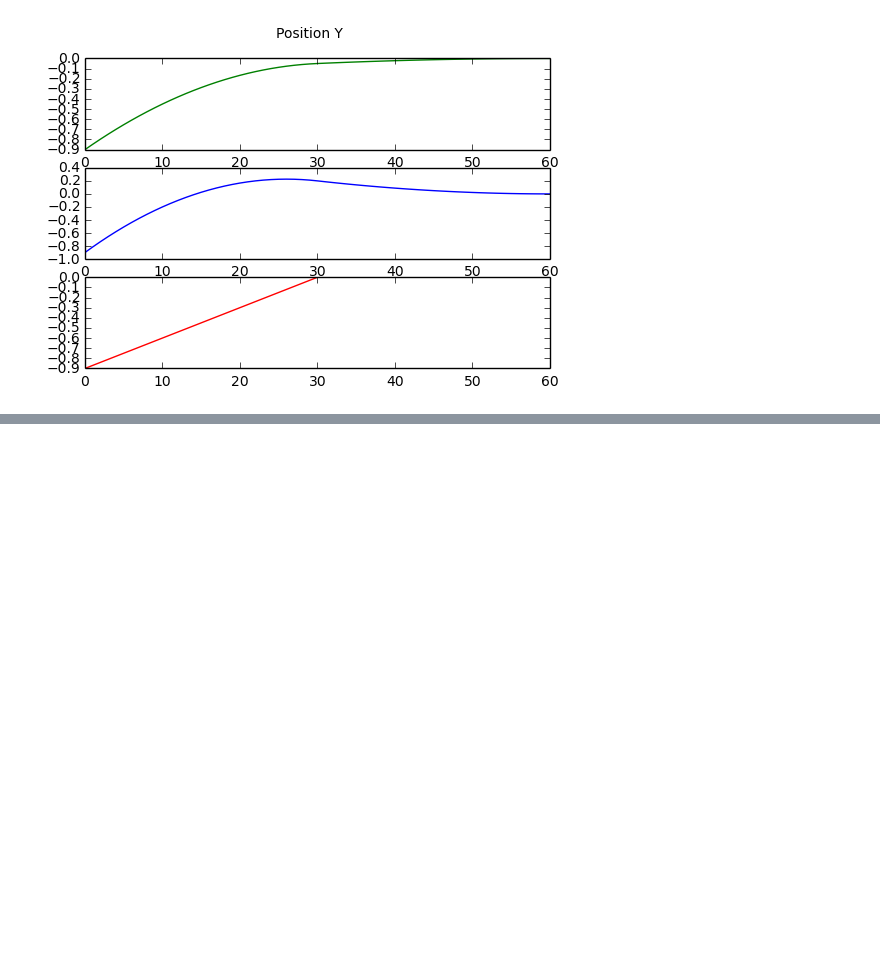
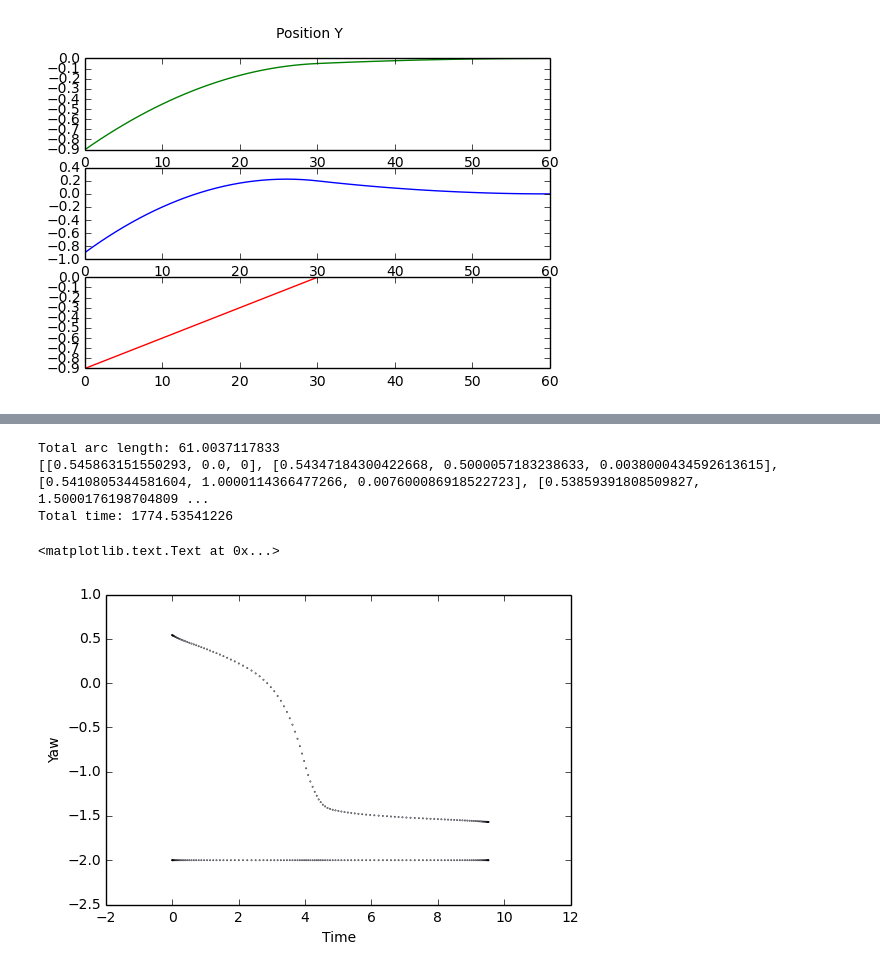
Before and after one commit to pnvyshnav/smap_PD, a Jupyter notebook: stats/TrajectoryEvaluation.ipynb, the cells around one changed output, grey strips where cells are left out. Drawn from its saved outputs; the diff is of its cells as text; code cells hidden in the pictures; blank space fills up the shorter version.

```diff
--- a/stats/TrajectoryEvaluation.ipynb
+++ b/stats/TrajectoryEvaluation.ipynb
@@ -392,8 +400,8 @@ def arc_to_step(array, arc):
 arc = 0
 total_arc = planning_points[-1][1]
 for p, lastp in zip(planning_points[1:], planning_points):
-    for s in np.arange(0, 1, 0.5):
-        delta_s = (p[1] - lastp[1]) * 0.5
+    for s in np.arange(0, 1, 1):
+        delta_s = (p[1] - lastp[1]) * 1
         arc += delta_s
         #delta_t = 2 * delta_s / (p[2] + lastp[2])
         delta_t = (p[2] * s + lastp[2] * (1-s))
@@ -437,2 +445,58 @@ Total arc length: 68.8409781466
+# %%
+spline_id = 1
+array = splines[spline_id].trajectoryT
+planning_points = velocity_profile(splines[spline_id], array, ax1, acceleration=0.008, max_velocity=5.)
+print planning_points[:10]
+total_arc_length = 0.
+velocities = list(map(lambda p: p[2], planning_points))
+
+total_time = 0.
+for p, lastp in zip(planning_points[1:], planning_points):
+    delta_s = p[1] - lastp[1]
+    delta_t = 2 * delta_s / (p[2] + lastp[2])
+    total_time += delta_t
+
+print "Total time:", total_time
+times = []
+trajectory = []
+time = 0.
+
+def arc_to_step(array, arc):
+    arc_length = 0.
+    last = array[0]
+    for s in np.arange(0.01, len(array), 0.01):
+        x = time_to_step(array, s)
+        d = math.sqrt(((x-last)*10.) ** 2 + (0.01) ** 2)
+        arc_length += d
+        if arc_length >= arc:
+            return x
+        last = x
+
+arc = 0
+total_arc = planning_points[-1][1]
+for p, lastp in zip(planning_points[1:], planning_points):
+    for s in np.arange(0, 1, 1):
+        delta_s = (p[1] - lastp[1]) * 1
+        arc += delta_s
+        #delta_t = 2 * delta_s / (p[2] + lastp[2])
+        delta_t = (p[2] * s + lastp[2] * (1-s))
+        time += delta_t
+        times.append(time)
+        #trajectory.append(arc_to_step(array, arc))
+        trajectory.append(time_to_step(array, arc/total_arc * len(array)))
+        #trajectory.append(time_to_step(array, time/total_time * len(array)))
+        #trajectory.append(time_to_step(array, time/total_time * total_arc))
+
+ax = plt.subplot(111)
+ax.scatter(times, trajectory, s=0.1)
+ax.scatter(times, [-2]*len(times), s=0.1)
+ax.set_xlabel("Time")
+ax.set_ylabel("Yaw")
+# %% [output]
+Total arc length: 61.0037117833
+[[0.545863151550293, 0.0, 0], [0.54347184300422668, 0.5000057183238633, 0.0038000434592613615], [0.5410805344581604, 1.0000114366477266, 0.007600086918522723], [0.53859391808509827, 1.5000176198704809 ...
+Total time: 1774.53541226
+<matplotlib.text.Text at 0x...>
+[figure, added]
 # %%
 spline_id = 2
```
Also changed, not shown: parts of 10 cells of this notebook, 1 other file.
